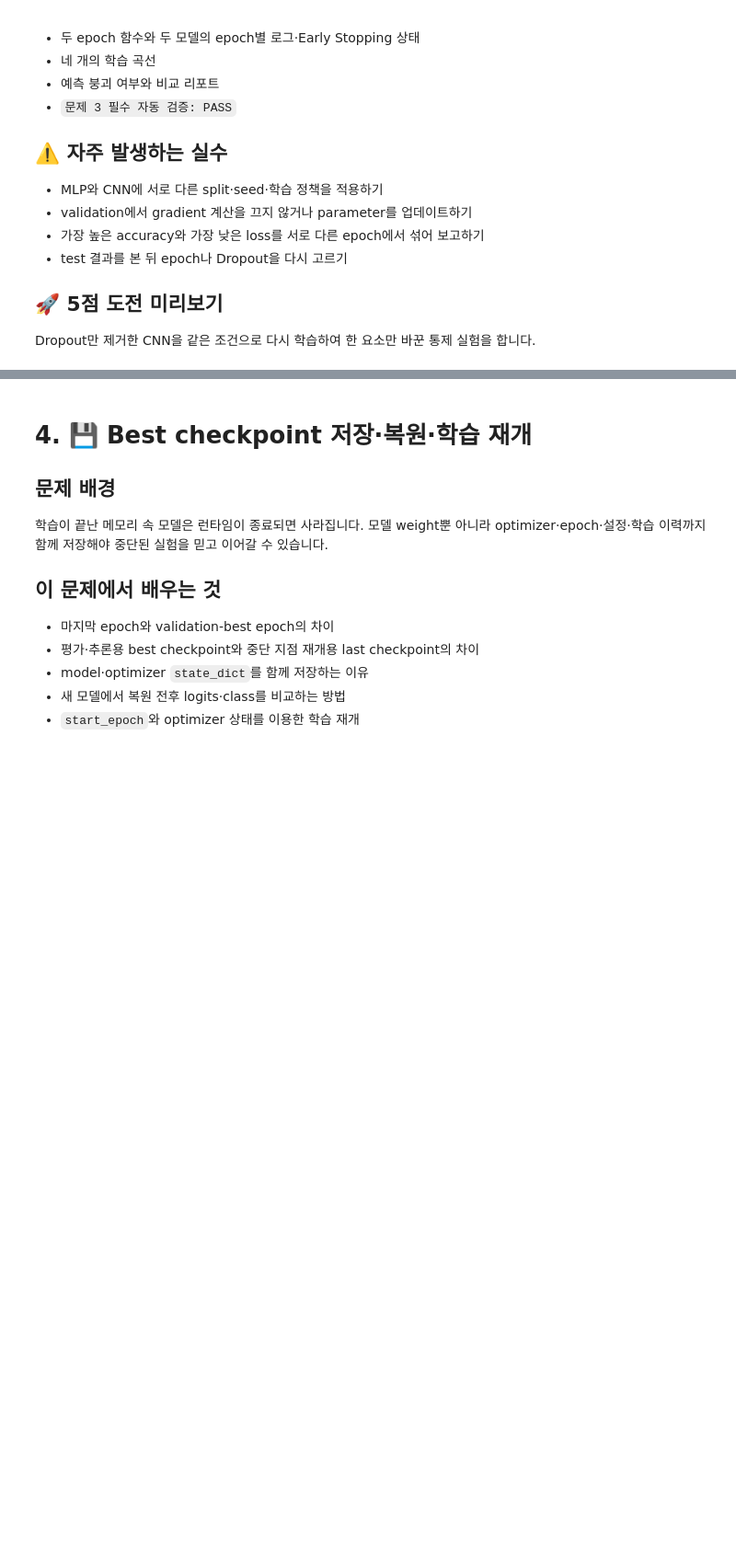
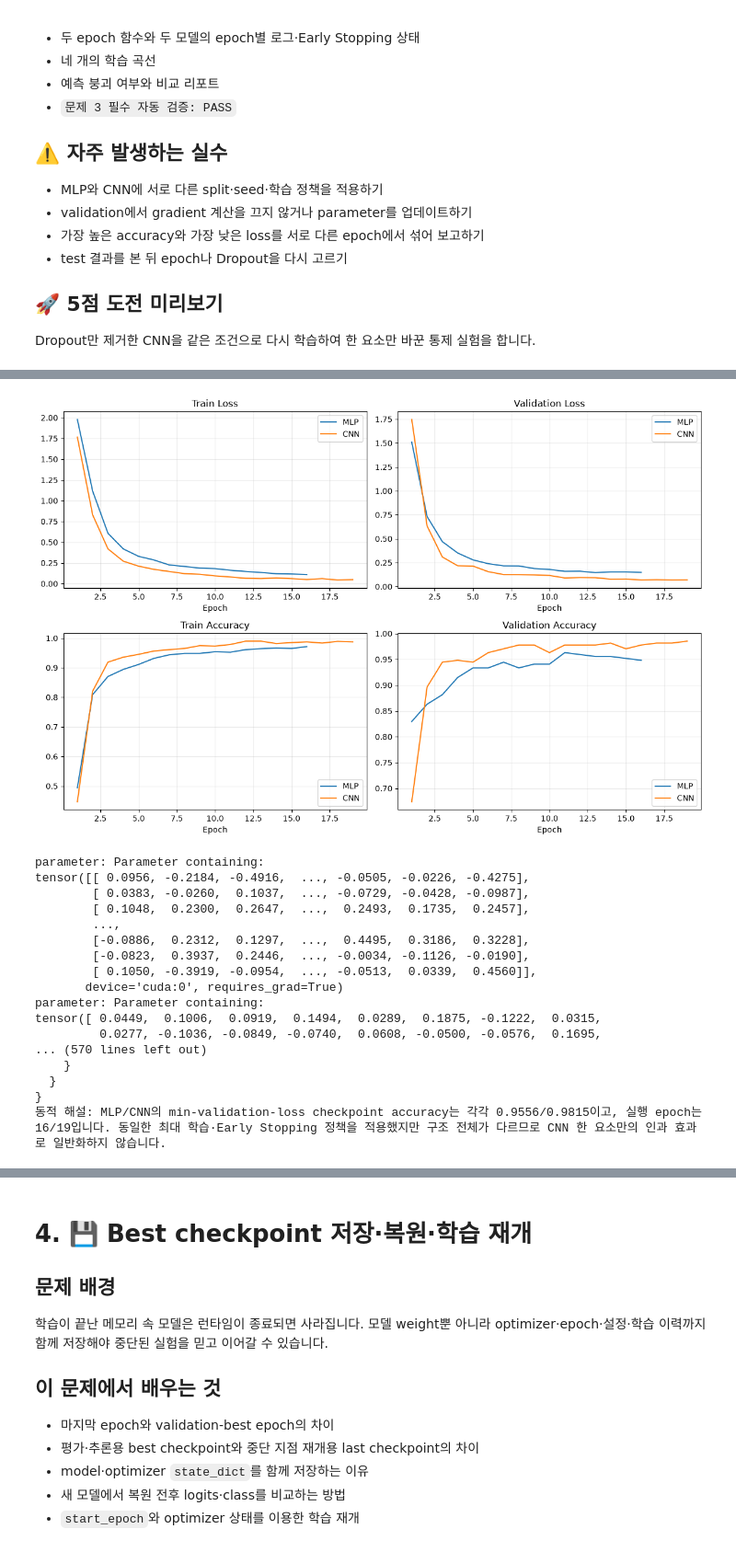
Before and after one commit to 10o0o/llm-research-learning-lab, a Jupyter notebook: practice/딥러닝 기초 과제.ipynb, the cells around one changed output, grey strips where cells are left out. Shown at 92% size. Cells and saved outputs as stored; diff of their text form; code cells hidden in the pictures; blank space fills up the shorter version.

```diff
--- a/practice/딥러닝 기초 과제.ipynb
+++ b/practice/딥러닝 기초 과제.ipynb
@@ -1145,6 +1161,22 @@ NotImplementedError: TODO를 완성하세요: TODO-B3-VALID-1: model.eval()
 # %%
 # TODO-B3-CURVE: Early Stopping으로 길이가 달라질 수 있는 두 history를 연결합니다.
-curve_series = TODO("TODO-B3-CURVE: 모델별 epoch와 train/valid loss/accuracy를 dictionary로 연결")
+curve_series = {
+    "mlp_train_loss": mlp_history["train_loss"],
+    "mlp_valid_loss": mlp_history["valid_loss"],
+    "mlp_train_accuracy": mlp_history["train_accuracy"],
+    "mlp_valid_accuracy": mlp_history["valid_accuracy"],
+
+    "cnn_train_loss": cnn_history["train_loss"],
+    "cnn_valid_loss": cnn_history["valid_loss"],
+    "cnn_train_accuracy": cnn_history["train_accuracy"],
+    "cnn_valid_accuracy": cnn_history["valid_accuracy"],
+
+    "mlp_epochs": np.arange(1, len(mlp_history["train_loss"]) + 1),
+    "cnn_epochs": np.arange(1, len(cnn_history["train_loss"]) + 1)
+}
+
+# TODO("TODO-B3-CURVE: 모델별 epoch와 train/valid loss/accuracy를 dictionary로 연결")
+
 for model_name in ("mlp", "cnn"):
     epoch_values = curve_series[f"{model_name}_epochs"]
     assert len(epoch_values) == len(
@@ -1221,33 +1253,52 @@ comparison_report = {
             "best_valid_accuracy_at_best_loss"
         ],
         "prediction_diversity": mlp_prediction_diversity,
     },
     "CNN": {
         "parameters": count_trainable_parameters(fair_cnn),
         "epochs_run": cnn_training_summary["epochs_run"],
         "stopped_early": cnn_training_summary["stopped_early"],
         "best_epoch_by_min_valid_loss": cnn_training_summary["best_epoch"],
         "best_valid_loss": cnn_training_summary["best_valid_loss"],
         "valid_accuracy_at_best_loss": cnn_training_summary[
             "best_valid_accuracy_at_best_loss"
         ],
         "prediction_diversity": cnn_prediction_diversity,
         "shape_trace": cnn_shape_trace,
     },
 }
 CORE_B3_PASS = True
 print("문제 3 필수 자동 검증: PASS")
 print(json.dumps(comparison_report, ensure_ascii=False, indent=2))
 print(
     "동적 해설:",
     f"MLP/CNN의 min-validation-loss checkpoint accuracy는 각각 "
     f"{comparison_report['MLP']['valid_accuracy_at_best_loss']:.4f}/"
     f"{comparison_report['CNN']['valid_accuracy_at_best_loss']:.4f}이고, "
     f"실행 epoch는 {comparison_report['MLP']['epochs_run']}/"
     f"{comparison_report['CNN']['epochs_run']}입니다. "
     "동일한 최대 학습·Early Stopping 정책을 적용했지만 구조 전체가 다르므로 "
     "CNN 한 요소만의 인과 효과로 일반화하지 않습니다.",
 )
+# %% [output]
+[figure, added]
+parameter: Parameter containing:
+tensor([[ 0.0956, -0.2184, -0.4916,  ..., -0.0505, -0.0226, -0.4275],
+        [ 0.0383, -0.0260,  0.1037,  ..., -0.0729, -0.0428, -0.0987],
+        [ 0.1048,  0.2300,  0.2647,  ...,  0.2493,  0.1735,  0.2457],
+        ...,
+        [-0.0886,  0.2312,  0.1297,  ...,  0.4495,  0.3186,  0.3228],
+        [-0.0823,  0.3937,  0.2446,  ..., -0.0034, -0.1126, -0.0190],
+        [ 0.1050, -0.3919, -0.0954,  ..., -0.0513,  0.0339,  0.4560]],
+       device='cuda:0', requires_grad=True)
+parameter: Parameter containing:
+tensor([ 0.0449,  0.1006,  0.0919,  0.1494,  0.0289,  0.1875, -0.1222,  0.0315,
+         0.0277, -0.1036, -0.0849, -0.0740,  0.0608, -0.0500, -0.0576,  0.1695,
+... (570 lines left out)
+    }
+  }
+}
+동적 해설: MLP/CNN의 min-validation-loss checkpoint accuracy는 각각 0.9556/0.9815이고, 실행 epoch는 16/19입니다. 동일한 최대 학습·Early Stopping 정책을 적용했지만 구조 전체가 다르므로 CNN 한 요소만의 인과 효과로 일반화하지 않습니다.
 # %% [markdown]
 ### ✍️ 문제 3 필수 결과 해석 - 직접 작성
 
```
Also changed, not shown: parts of 5 cells of this notebook, 7 other files.
